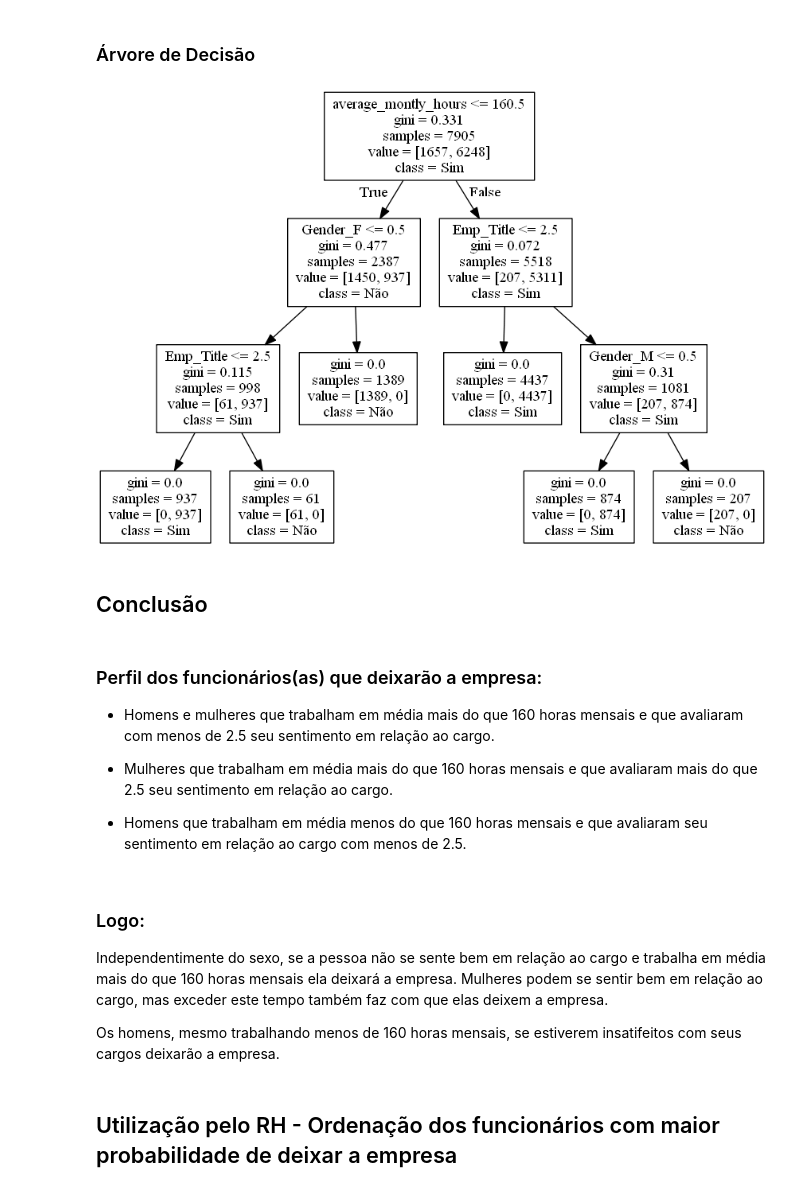
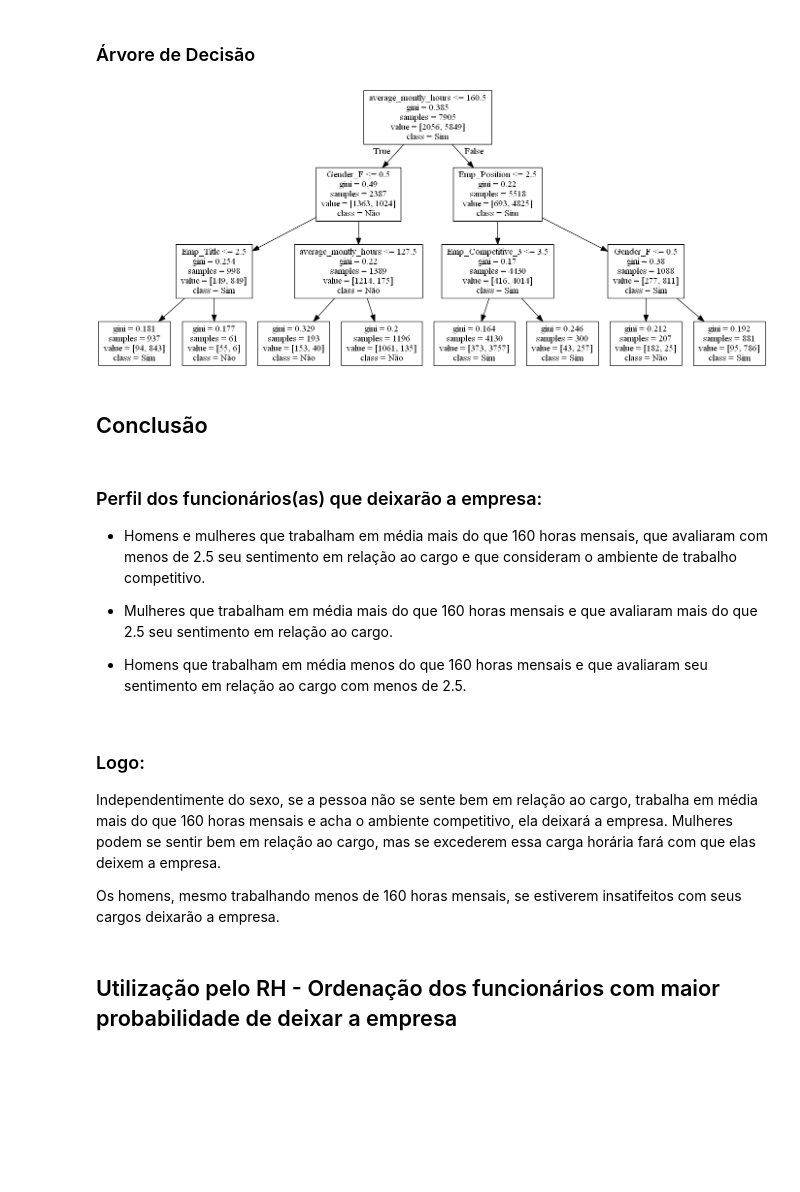
Before and after one commit to assisarthur/hr_engagement, a Jupyter notebook: HR_Engagement.ipynb, the cells around one changed output. Cells and saved outputs as stored; diff of their text form; code cells hidden in the pictures; blank space fills up the shorter version.

```diff
--- a/HR_Engagement.ipynb
+++ b/HR_Engagement.ipynb
@@ -148,3 +148,7 @@ df.dropna(inplace=True)
+# %%
+df.dropna(inplace=True)
+selecao = df.sample(int(df.shape[0]*0.1), random_state=10)
+df.loc[selecao.index, 'Leave'] = df.loc[selecao.index, :].Leave.apply(lambda x: 1 if x == 0 else 0)
 # %% [markdown]
 ### Quantidade de observações
 # %%
@@ -501,22 +497,22 @@ If you're reading this message in another frontend (for example, a static render
 # %% [markdown]
 ### Árvore de Decisão
 # %%
-tree = DecisionTreeClassifier(max_depth=4, min_samples_leaf = 50, random_state=42)
+tree = DecisionTreeClassifier(max_depth=3, min_samples_leaf = 50, random_state=42)
 tree.fit(X_train, y_train.Leave.ravel())
 dot_data = export_graphviz(tree, out_file=None,
                                 feature_names=list(X_train.columns),
                                 class_names=['Não', 'Sim'])
 graph = pydotplus.graph_from_dot_data(dot_data)
 Image(graph.create_png())
 # %% [output]
-[figure, old version]
+[figure, new version]
 # %% [markdown]
 ## Conclusão
 # %% [markdown]
 
 ### Perfil dos funcionários(as) que deixarão a empresa:
 
-* Homens e mulheres que trabalham em média mais do que 160 horas mensais e que avaliaram com menos de 2.5 seu sentimento em relação ao cargo.
+* Homens e mulheres que trabalham em média mais do que 160 horas mensais, que avaliaram com menos de 2.5 seu sentimento em relação ao cargo e que consideram o ambiente de trabalho competitivo.
 
 * Mulheres que trabalham em média mais do que 160 horas mensais e que avaliaram mais do que 2.5 seu sentimento em relação ao cargo.
 
@@ -524,7 +520,7 @@ Image(graph.create_png())
 # %% [markdown]
 ### Logo:
 
-Independentimente do sexo, se a pessoa não se sente bem em relação ao cargo e trabalha em média mais do que 160 horas mensais ela deixará a empresa. Mulheres podem se sentir bem em relação ao cargo, mas exceder este tempo também faz com que elas deixem a empresa.
+Independentimente do sexo, se a pessoa não se sente bem em relação ao cargo, trabalha em média mais do que 160 horas mensais e acha o ambiente competitivo, ela deixará a empresa. Mulheres podem se sentir bem em relação ao cargo, mas se excederem essa carga horária fará com que elas deixem a empresa.
 
 Os homens, mesmo trabalhando menos de 160 horas mensais, se estiverem insatifeitos com seus cargos deixarão a empresa.
 # %% [markdown]
```
Also changed, not shown: parts of 16 cells of this notebook, 1 other file.
